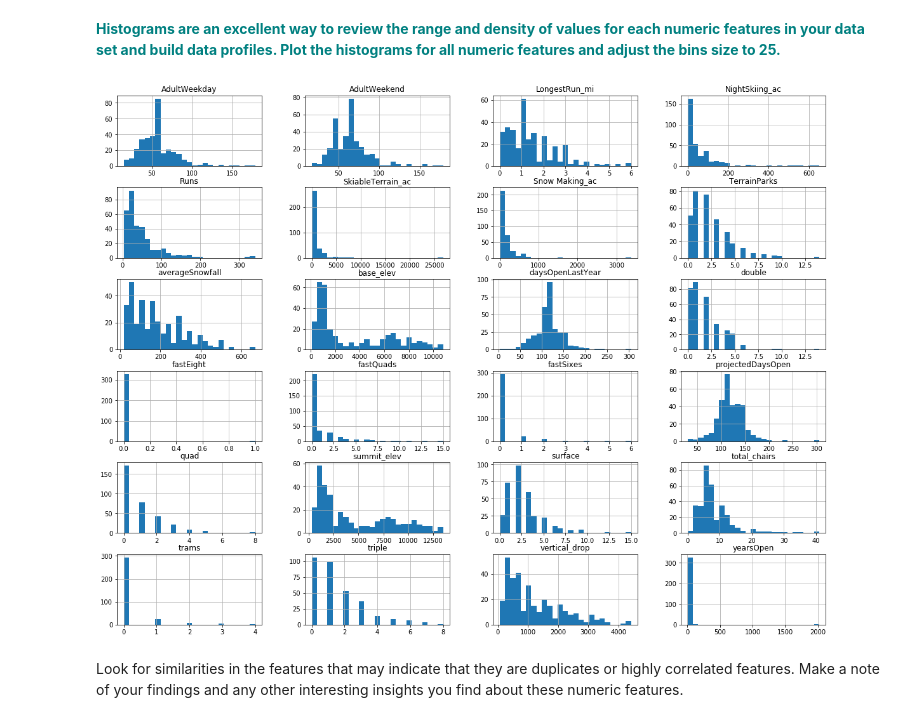
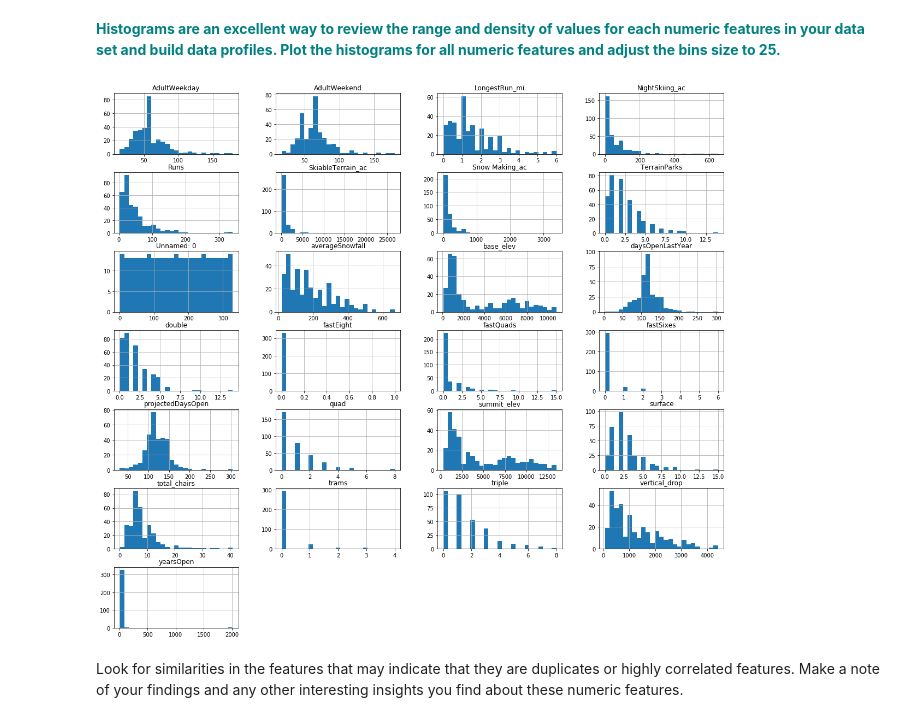
Before and after one commit to bauyrjanj/GuidedCapstone, a Jupyter notebook: EDA/GuidedCapstoneStep3HL.ipynb, the cells around one changed output. Drawn from its saved outputs; the diff is of its cells as text; code cells hidden in the pictures.

```diff
--- a/EDA/GuidedCapstoneStep3HL.ipynb
+++ b/EDA/GuidedCapstoneStep3HL.ipynb
@@ -127,14 +150,10 @@ df.describe().T
 # %% [markdown]
 **<font color='teal'> Histograms are an excellent way to review the range and density of values for each numeric features in your data set and build data profiles. Plot the histograms for all numeric features and adjust the bins size to 25.</font>**
 # %%
-columns =['summit_elev', 'vertical_drop','base_elev', 'trams', 'fastEight', 'fastSixes', 'fastQuads', 'quad', 'triple',
-          'double', 'surface', 'total_chairs', 'Runs', 'TerrainParks', 'LongestRun_mi', 'SkiableTerrain_ac',
-          'Snow Making_ac', 'daysOpenLastYear', 'yearsOpen', 'averageSnowfall', 'AdultWeekday', 'AdultWeekend',
-          'projectedDaysOpen', 'NightSkiing_ac']
-df.hist(columns, bins=25, layout=(7,4), figsize=(20, 18))
+df.hist(df.columns, bins=25, layout=(7,4), figsize=(20, 18))
 plt.show()
 # %% [output]
-[figure, old version]
+[figure, new version]
 # %% [markdown]
 Look for similarities in the features that may indicate that they are duplicates or highly correlated features. Make a note of your findings and any other interesting insights you find about these numeric features.
 # %% [markdown]
```
Also changed, not shown: parts of 19 cells of this notebook, 1 other file.
